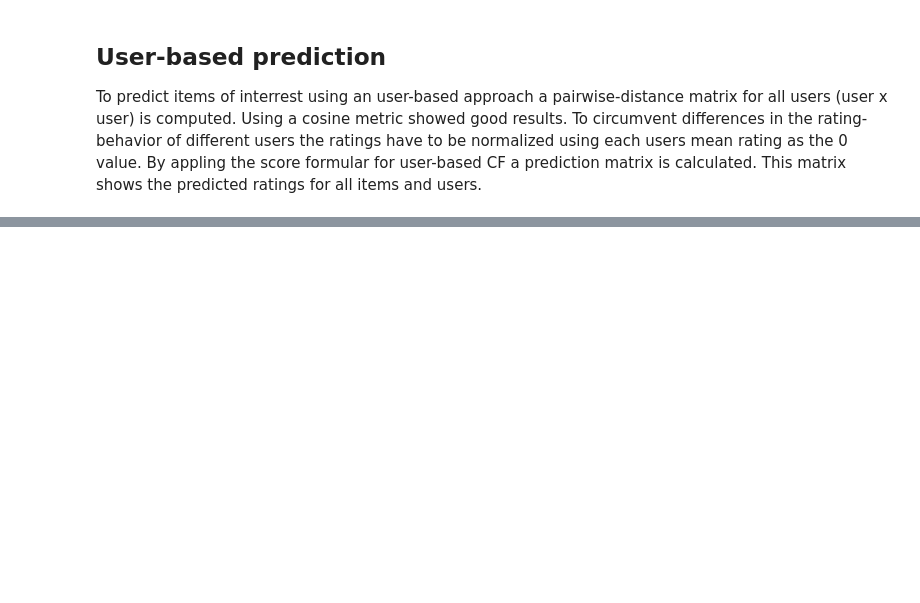
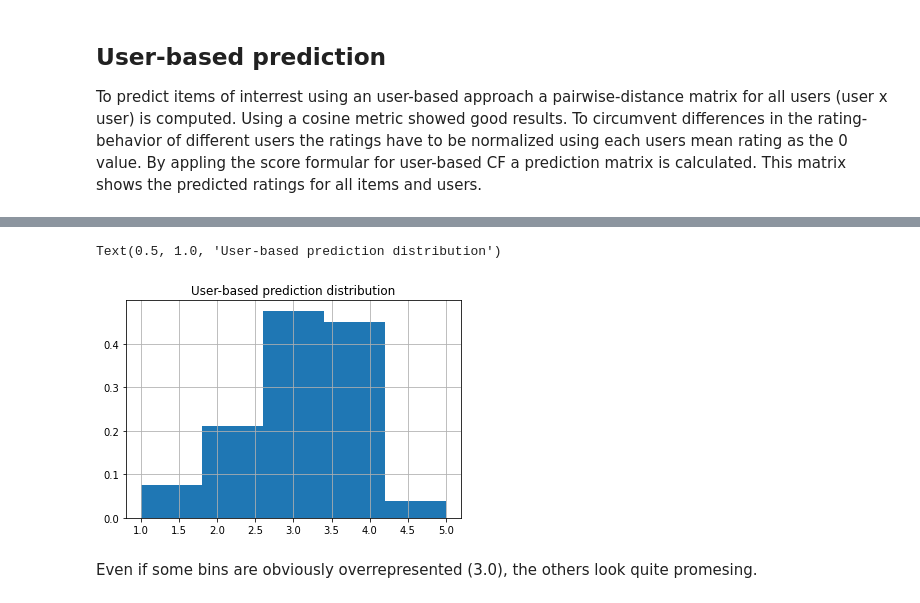
Before and after one commit to mriedmann/das-colaborativefiltering, a Jupyter notebook: movielens.ipynb, the cells around one changed output, grey strips where cells are left out. Drawn from its saved outputs; the diff is of its cells as text; code cells hidden in the pictures; blank space fills up the shorter version.

```diff
--- a/movielens.ipynb
+++ b/movielens.ipynb
@@ -190,9 +193,18 @@ d
 # %%
 def predict_model(ratings):
-    R = ratings.values.astype(float)
+    user_ratings_mean = ratings.mean(axis=0)
+    unbiased_ratings = (ratings.fillna(user_ratings_mean) - user_ratings_mean[np.newaxis, :])
+    R = unbiased_ratings.values.astype(float)
     U, S, Vt = svds(R, k=20)
     Sd = np.diag(S)
-    return np.dot(np.dot(U, Sd), Vt)
+    return np.dot(np.dot(U, Sd), Vt) + user_ratings_mean[np.newaxis, :]
 
 model_prediction_100k = predict_model(train_data_pivot_100k)
-model_prediction_100k
+
+pd.DataFrame(pd.DataFrame(model_prediction_100k).values.flatten()).hist(bins=5, range=(1,5), density=True)
+plt.title('User-based prediction distribution')
+# %% [output]
+Text(0.5, 1.0, 'User-based prediction distribution')
+[figure, added]
+# %% [markdown]
+Even if some bins are obviously overrepresented (3.0), the others look quite promesing.
```
Also changed, not shown: parts of 27 cells of this notebook.
